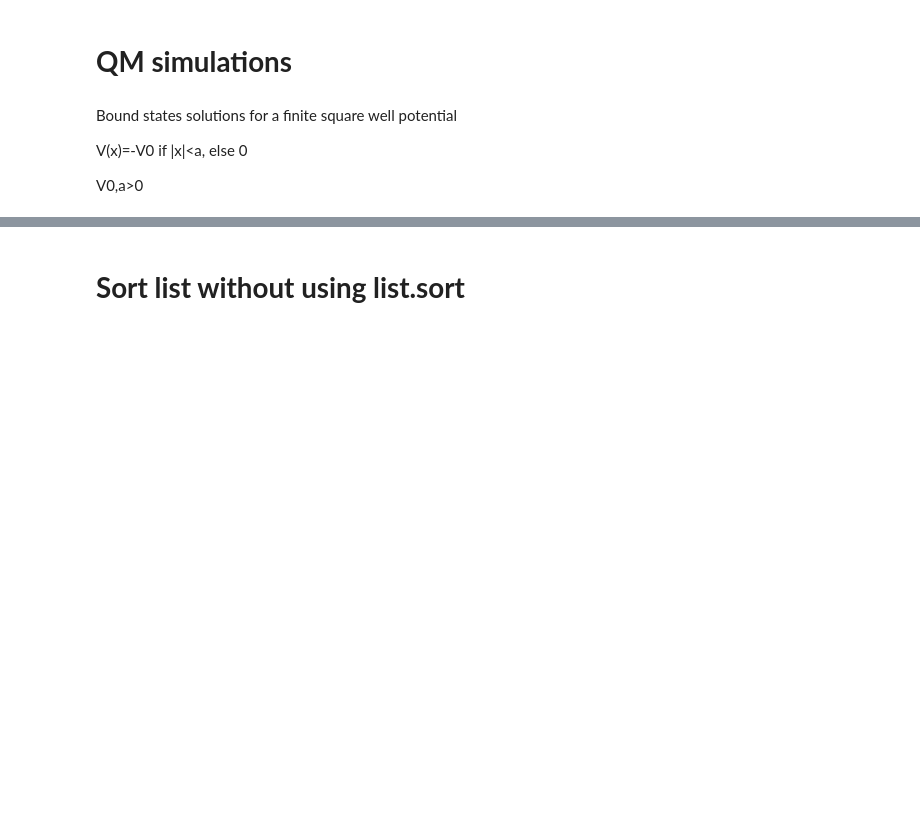
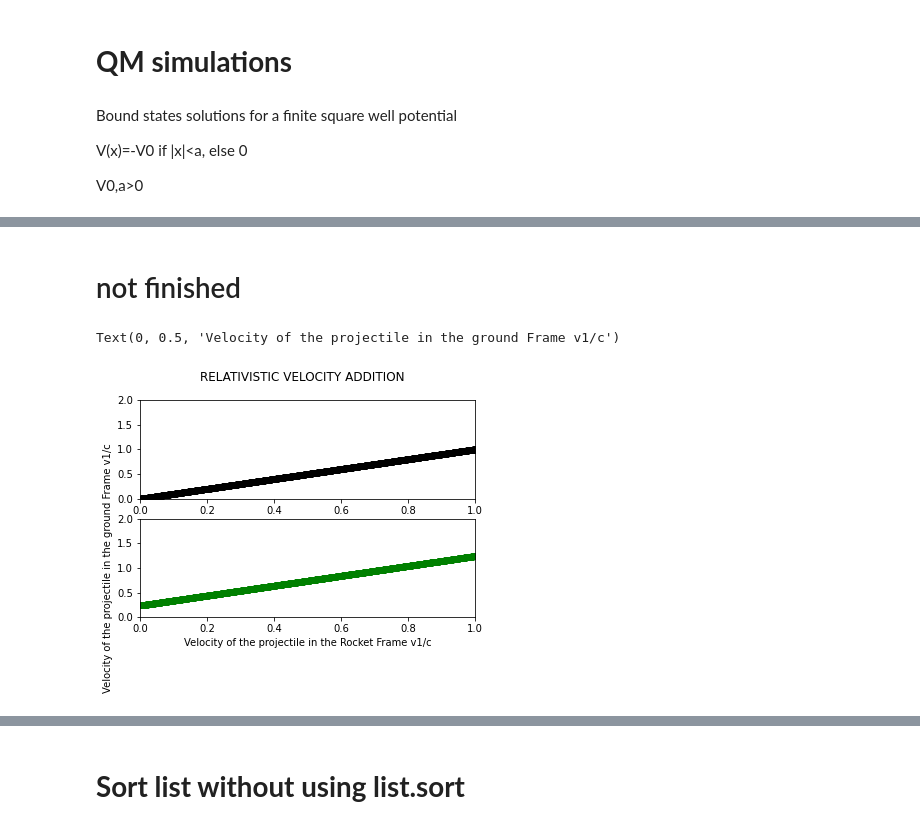
Before and after one commit to githeb-sudo/HQ, a Jupyter notebook: CodeWars.ipynb, the cells around one changed output, grey strips where cells are left out. Drawn from its saved outputs; the diff is of its cells as text; code cells hidden in the pictures; blank space fills up the shorter version.

```diff
--- a/CodeWars.ipynb
+++ b/CodeWars.ipynb
@@ -210,0 +2581,39 @@ plt.plot(x,f(x),"y")
+# %% [markdown]
+# not finished
+# %%
+#@title RELATIVISTIC VELOCITY ADDITION
+Rocket_velocity = 22  #@param {type: "slider", min: 0, max: 100}
+Projectile_velocity=47    #@param {type: "slider", min: 0, max: 100}
+c=1    # Speed of light
+Projectile_velocity/=100*c
+Rocket_velocity/=100*c
+
+Gamma=1/np.sqrt(1-Rocket_velocity**2)
+
+
+# **Rocket Frame**
+V_Rocket1=0
+V_projectile1=lambda velocity:[i for i in velocity ]
+# **Ground Frame**
+V_Rocket=Rocket_velocity
+V_projectile=lambda velocity:[Rocket_velocity+i for i in velocity]
+
+x=np.arange(0,0.999,0.001)
+
+plt.suptitle("RELATIVISTIC VELOCITY ADDITION")
+
+plt.subplot(2,1,1)
+plt.xlim(0,1)
+plt.ylim(0,2)
+plt.scatter(x,V_projectile1(x),color='k')
+
+plt.subplot(2,1,2)
+plt.xlim(0,1)
+plt.ylim(0,2)
+plt.scatter(x,V_projectile(x),color='g')
+
+plt.xlabel("Velocity of the projectile in the Rocket Frame v1/c")
+plt.ylabel("Velocity of the projectile in the ground Frame v1/c")
+# %% [output]
+Text(0, 0.5, 'Velocity of the projectile in the ground Frame v1/c')
+[figure, added]
```
Also changed, not shown: parts of 25 cells of this notebook.
